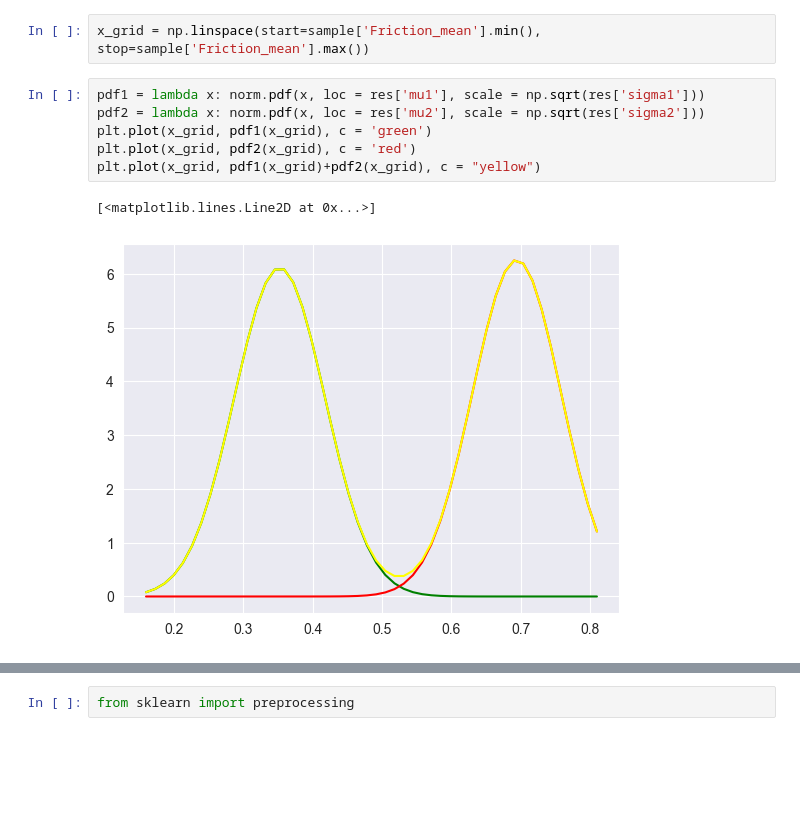
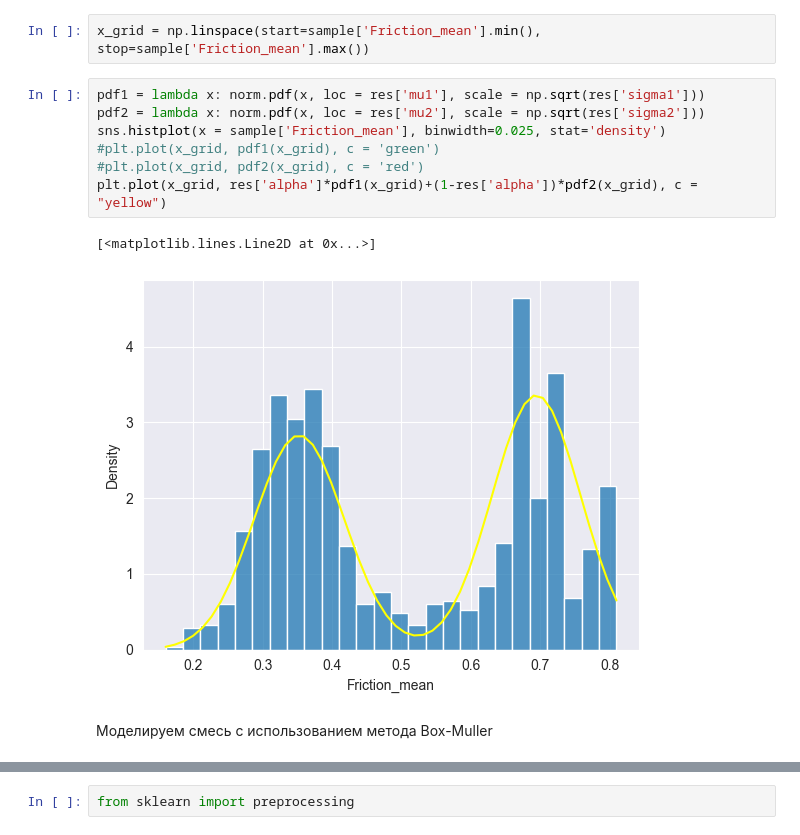
Before and after one commit to dmitry-grigorev/MultivarAnalysis, a Jupyter notebook: Lab3/Lab3notebook.ipynb, the cells around one changed output, grey strips where cells are left out. Drawn from its saved outputs; the diff is of its cells as text; blank space fills up the shorter version.

```diff
--- a/Lab3/Lab3notebook.ipynb
+++ b/Lab3/Lab3notebook.ipynb
@@ -105,9 +110,12 @@ x_grid = np.linspace(start=sample['Friction_mean'].min(), stop=sample['Friction_
 # %%
 pdf1 = lambda x: norm.pdf(x, loc = res['mu1'], scale = np.sqrt(res['sigma1']))
 pdf2 = lambda x: norm.pdf(x, loc = res['mu2'], scale = np.sqrt(res['sigma2']))
-plt.plot(x_grid, pdf1(x_grid), c = 'green')
-plt.plot(x_grid, pdf2(x_grid), c = 'red')
-plt.plot(x_grid, pdf1(x_grid)+pdf2(x_grid), c = "yellow")
+sns.histplot(x = sample['Friction_mean'], binwidth=0.025, stat='density')
+#plt.plot(x_grid, pdf1(x_grid), c = 'green')
+#plt.plot(x_grid, pdf2(x_grid), c = 'red')
+plt.plot(x_grid, res['alpha']*pdf1(x_grid)+(1-res['alpha'])*pdf2(x_grid), c = "yellow")
 # %% [output]
 [<matplotlib.lines.Line2D at 0x...>]
-[figure, old version]
+[figure, new version]
+# %% [markdown]
+Моделируем смесь с использованием метода Box-Muller
```
Also changed, not shown: parts of 107 cells of this notebook.
